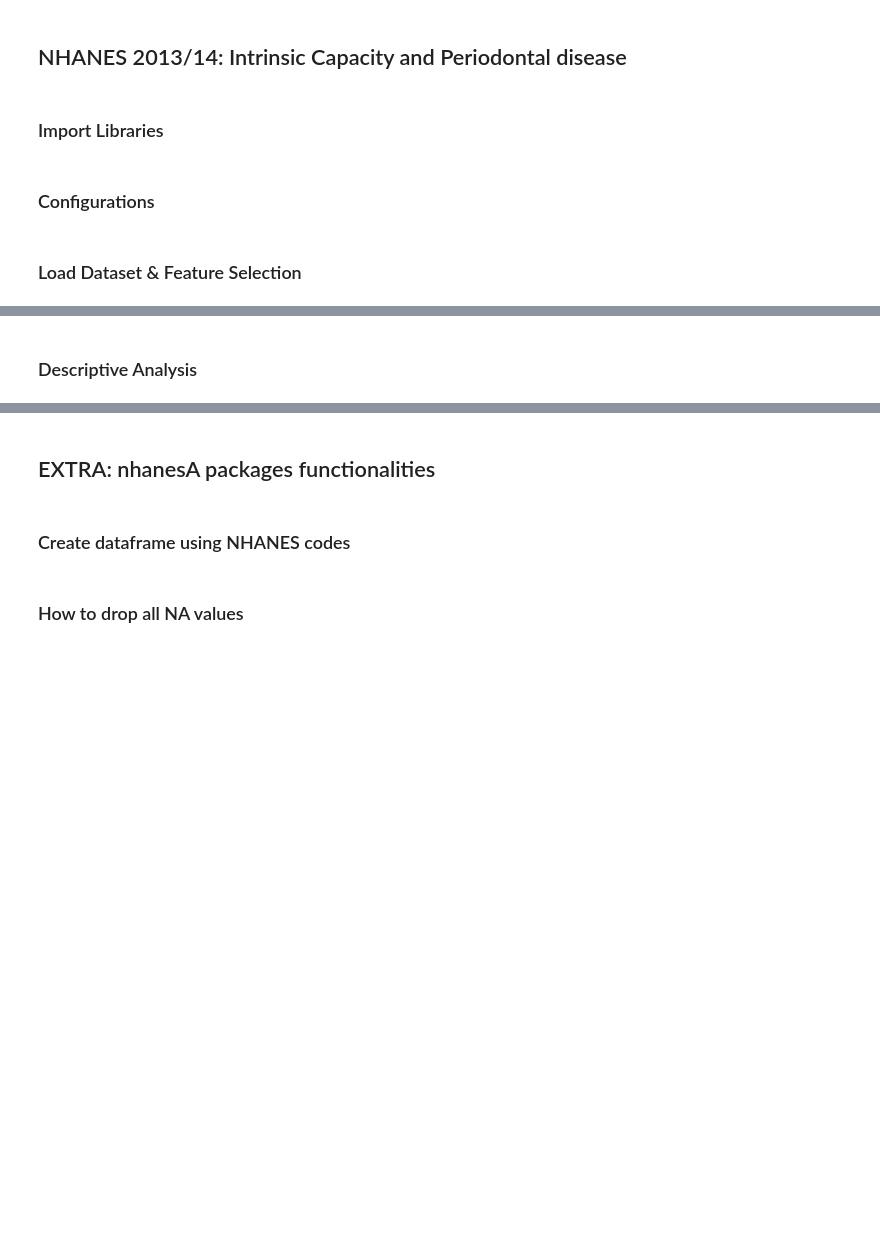
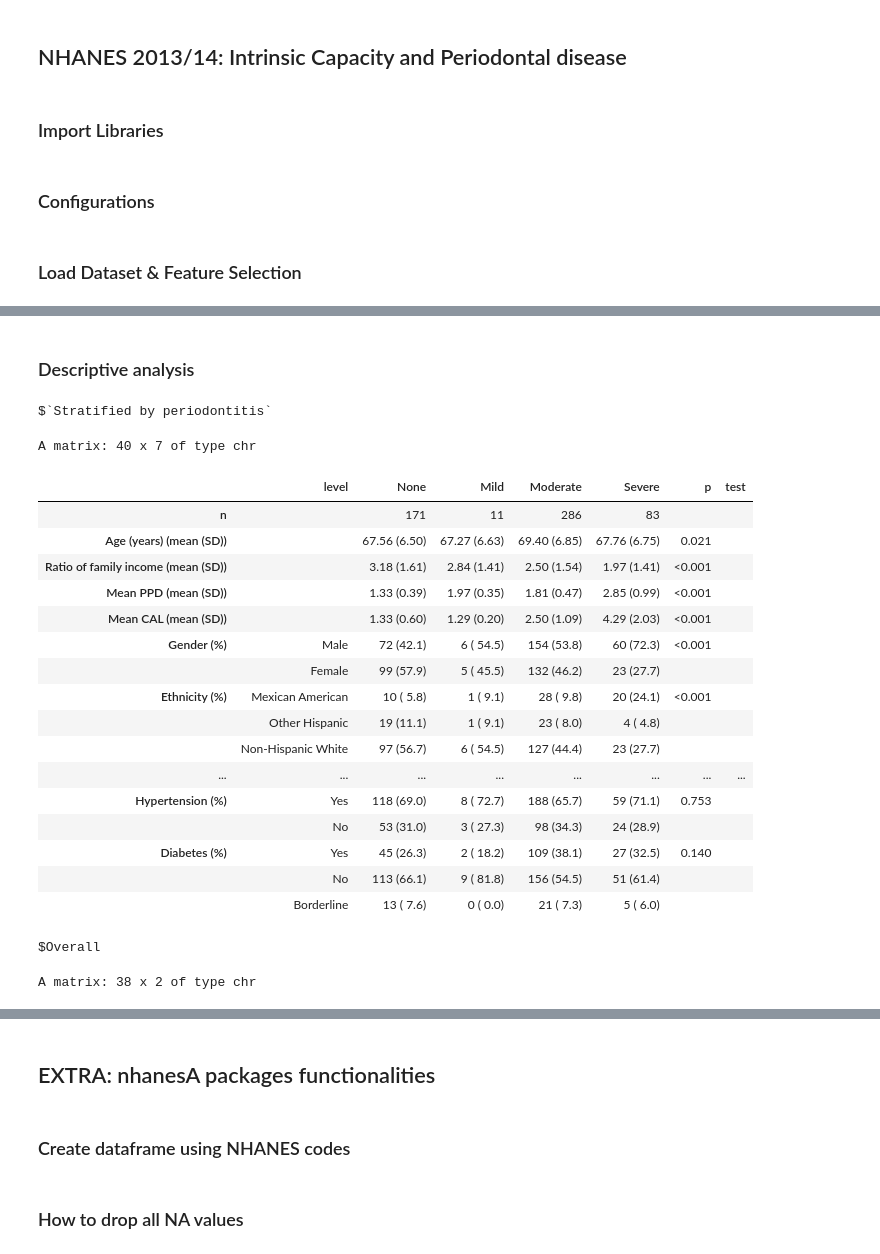
Before and after one commit to silvano315/Med-Physics, a Jupyter notebook: notebooks/NHANES_analysis.ipynb, the cells around one changed output, grey strips where cells are left out. Cells and saved outputs as stored; diff of their text form; code cells hidden in the pictures; blank space fills up the shorter version.

Commit message:
updated with regression analysis

```diff
--- a/notebooks/NHANES_analysis.ipynb
+++ b/notebooks/NHANES_analysis.ipynb
@@ -1468,6 +1490,7 @@ classify_periodontitis <- function(df) {
   # Initializes the columns for classification
   df$severe <- FALSE
   df$moderate <- FALSE
+  df$mild <- FALSE
 
   for(i in 1:nrow(df)) {
     ppd_values <- df[i, ppd_cols]
@@ -1476,7 +1499,9 @@ classify_periodontitis <- function(df) {
     # Counts teeth with sites that meet the criteria
     teeth_with_cal_6mm <- count_sites_different_teeth(cal_values, 6, "LA")
     teeth_with_cal_4mm <- count_sites_different_teeth(cal_values, 4, "LA")
+    teeth_with_cal_3mm <- count_sites_different_teeth(cal_values, 3, "LA")
     teeth_with_ppd_5mm <- count_sites_different_teeth(ppd_values, 5, "PC")
+    teeth_with_ppd_4mm <- count_sites_different_teeth(ppd_values, 4, "PC")
 
     # Severe periodontitis classification
     # ≥2 teeth with interproximal sites CAL ≥6 mm AND ≥1 tooth with PPD ≥5 mm
@@ -1488,16 +1513,25 @@ classify_periodontitis <- function(df) {
     else if(teeth_with_cal_4mm >= 2 || teeth_with_ppd_5mm >= 2) {
       df$moderate[i] <- TRUE
     }
+    # Mild periodontitis
+    # ≥2 teeth with interproximal sites CAL ≥3 mm AND
+    # ≥2 teeth with interproximal sites PPD ≥4 mm
+    else if(teeth_with_cal_3mm >= 2 &&
+              teeth_with_ppd_4mm >= 2) {
+      df$mild[i] <- TRUE
+    }
   }
 
   # Final Classification
   df$periodontitis <- case_when(
     df$severe ~ "Severe",
     df$moderate ~ "Moderate",
-    TRUE ~ "None/Mild"
+    #TRUE ~ "None/Mild"
+    df$mild ~ "Mild",
+    TRUE ~ "None"
   )
 
   return(df)
 }
 # %%
-df_classification <- classify_periodontitis(df_13_14_age_60)
+df_classification <- classify_periodontitis(df_final_merged)
@@ -1579,12 +1601,18 @@ A data.frame: 6 x 362
 # %%
-# Features selection for the descriptive analysis
+# Features selection for the descriptive and regression analysis
 
-columns_to_keep <- c("SEQN", "RIAGENDR", "RIDAGEYR", "RIDRETH1", "DMDEDUC2", "INDFMPIR",
+columns_to_keep <- c("SEQN", "RIAGENDR", "RIDAGEYR", "RIDRETH1",
+                     "DMDEDUC2", "INDFMPIR",
                      "SMQ020", "ALQ101", "MCQ160B", "MCQ160C",
-                     "MCQ160D", "MCQ160E", "MCQ160F", "MCQ160O", "MCQ160L", "MCQ220", "BPQ020",
-                     "DIQ010", "periodontitis", "mean_ppd", "mean_cal")
+                     "MCQ160D", "MCQ160E", "MCQ160F",
+                     "MCQ160L", "MCQ220", "BPQ020",
+                     "DIQ010", "PFQ061I",
+                     "DLQ010", "DLQ020", "DLQ040",
+                     "DPQ010", "DPQ020", "DPQ050", "WHQ060",
+                     "periodontitis", "mean_ppd", "mean_cal")
 
-df_selected <- df_class_with_means[, columns_to_keep]
+df <- df_class_with_means[, columns_to_keep]
 
-print(dim(df_selected))
+dim(df)
+head(df)
 # %% [output]
@@ -1649,2 +1629,2 @@ for (col in names(unique_values)) {
 # %% [markdown]
-### Descriptive Analysis
+### Descriptive analysis
@@ -1701,7 +1635,7 @@ create_descriptive_table <- function(df) {
   require(tableone)
   require(dplyr)
 
-  df$periodontitis <- factor(df$periodontitis, levels = c("None/Mild", "Moderate", "Severe"))
+  df$periodontitis <- factor(df$periodontitis, levels = c("None", "Mild", "Moderate", "Severe"))
 
   # Recoding categorical variables
   df <- df %>%
@@ -1741,7 +1675,7 @@ create_descriptive_table <- function(df) {
                             labels = c("Yes", "No")),
       Stroke = factor(MCQ160F, levels = c(1, 2),
                       labels = c("Yes", "No")),
-      COPD = factor(MCQ160O, levels = c(1, 2),
+      Cancer = factor(MCQ220, levels = c(1, 2),
                     labels = c("Yes", "No")),
       Liver = factor(MCQ160L, levels = c(1, 2),
                      labels = c("Yes", "No")),
@@ -1755,7 +1689,7 @@ create_descriptive_table <- function(df) {
 
   categorical_vars <- c("Gender", "Ethnicity", "Education", "Smoking", "Alcohol intake",
                         "Heart Failure", "Coronary Heart", "Angina", "Heart Attack",
-                        "Stroke", "COPD", "Liver", "Hypertension", "Diabetes")
+                        "Stroke", "Cancer", "Liver", "Hypertension", "Diabetes")
 
   table1 <- CreateTableOne(vars = c(continuous_vars, categorical_vars),
                            strata = "periodontitis",
@@ -1790,4 +1724,28 @@ create_descriptive_table <- function(df) {
   return(final_table)
 }
 # %%
-descriptive_table <- create_descriptive_table(df_final)
+descriptive_table <- create_descriptive_table(df)
+
+descriptive_table
+# %% [output]
+$`Stratified by periodontitis`
+A matrix: 40 x 7 of type chr
+|  | level | None | Mild | Moderate | Severe | p | test |
+| n |  | 171 | 11 | 286 | 83 |  |  |
+| Age (years) (mean (SD)) |  | 67.56 (6.50) | 67.27 (6.63) | 69.40 (6.85) | 67.76 (6.75) | 0.021 |  |
+| Ratio of family income (mean (SD)) |  | 3.18 (1.61) | 2.84 (1.41) | 2.50 (1.54) | 1.97 (1.41) | <0.001 |  |
+| Mean PPD (mean (SD)) |  | 1.33 (0.39) | 1.97 (0.35) | 1.81 (0.47) | 2.85 (0.99) | <0.001 |  |
+| Mean CAL (mean (SD)) |  | 1.33 (0.60) | 1.29 (0.20) | 2.50 (1.09) | 4.29 (2.03) | <0.001 |  |
+| Gender (%) | Male | 72 (42.1) | 6 ( 54.5) | 154 (53.8) | 60 (72.3) | <0.001 |  |
+|  | Female | 99 (57.9) | 5 ( 45.5) | 132 (46.2) | 23 (27.7) |  |  |
+| Ethnicity (%) | Mexican American | 10 ( 5.8) | 1 ( 9.1) | 28 ( 9.8) | 20 (24.1) | <0.001 |  |
+|  | Other Hispanic | 19 (11.1) | 1 ( 9.1) | 23 ( 8.0) | 4 ( 4.8) |  |  |
+|  | Non-Hispanic White | 97 (56.7) | 6 ( 54.5) | 127 (44.4) | 23 (27.7) |  |  |
+| ... | ... | ... | ... | ... | ... | ... | ... |
+| Hypertension (%) | Yes | 118 (69.0) | 8 ( 72.7) | 188 (65.7) | 59 (71.1) | 0.753 |  |
+|  | No | 53 (31.0) | 3 ( 27.3) | 98 (34.3) | 24 (28.9) |  |  |
+| Diabetes (%) | Yes | 45 (26.3) | 2 ( 18.2) | 109 (38.1) | 27 (32.5) | 0.140 |  |
+|  | No | 113 (66.1) | 9 ( 81.8) | 156 (54.5) | 51 (61.4) |  |  |
+|  | Borderline | 13 ( 7.6) | 0 ( 0.0) | 21 ( 7.3) | 5 ( 6.0) |  |  |
+$Overall
+A matrix: 38 x 2 of type chr
```
Also changed, not shown: parts of 63 cells of this notebook.
